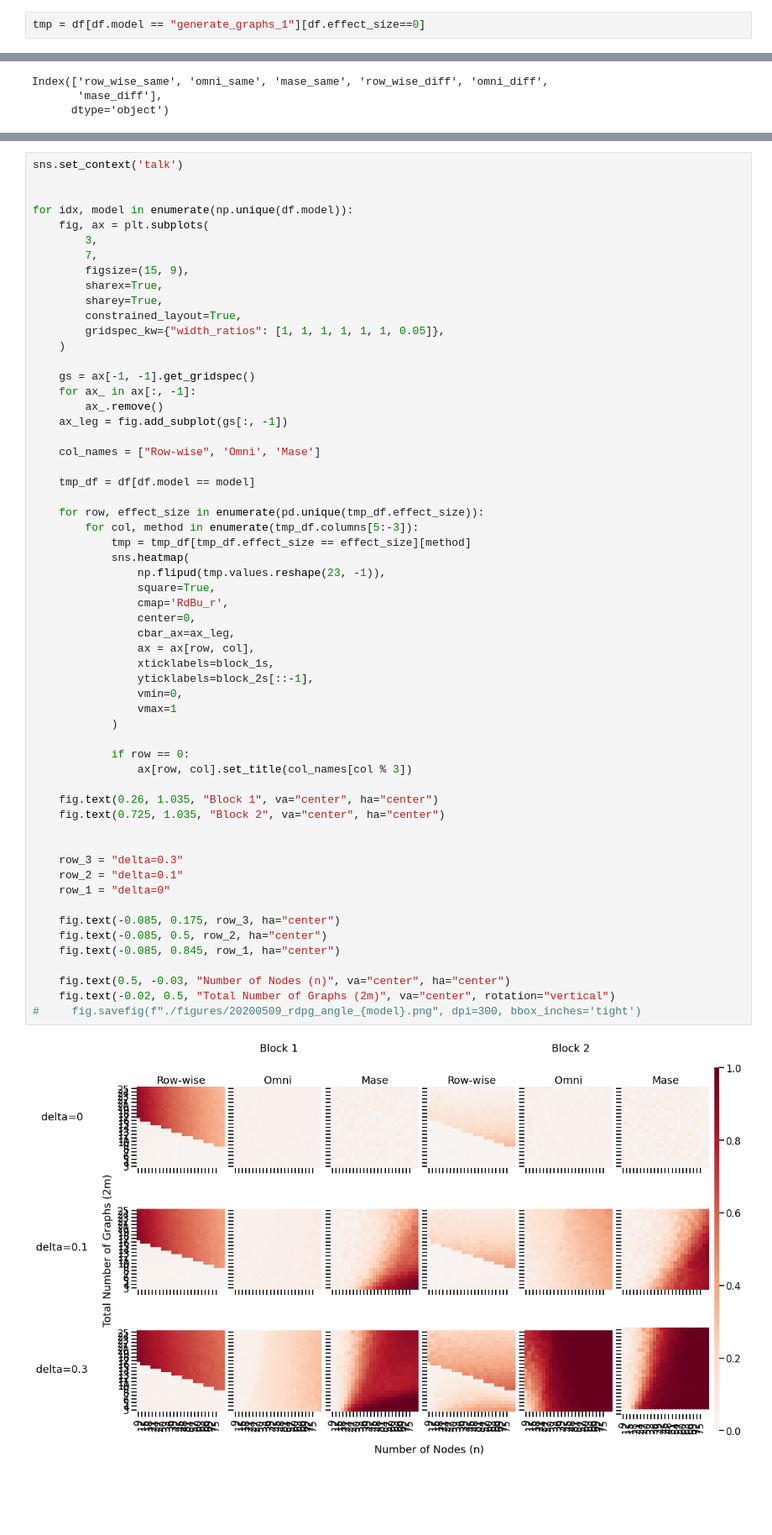
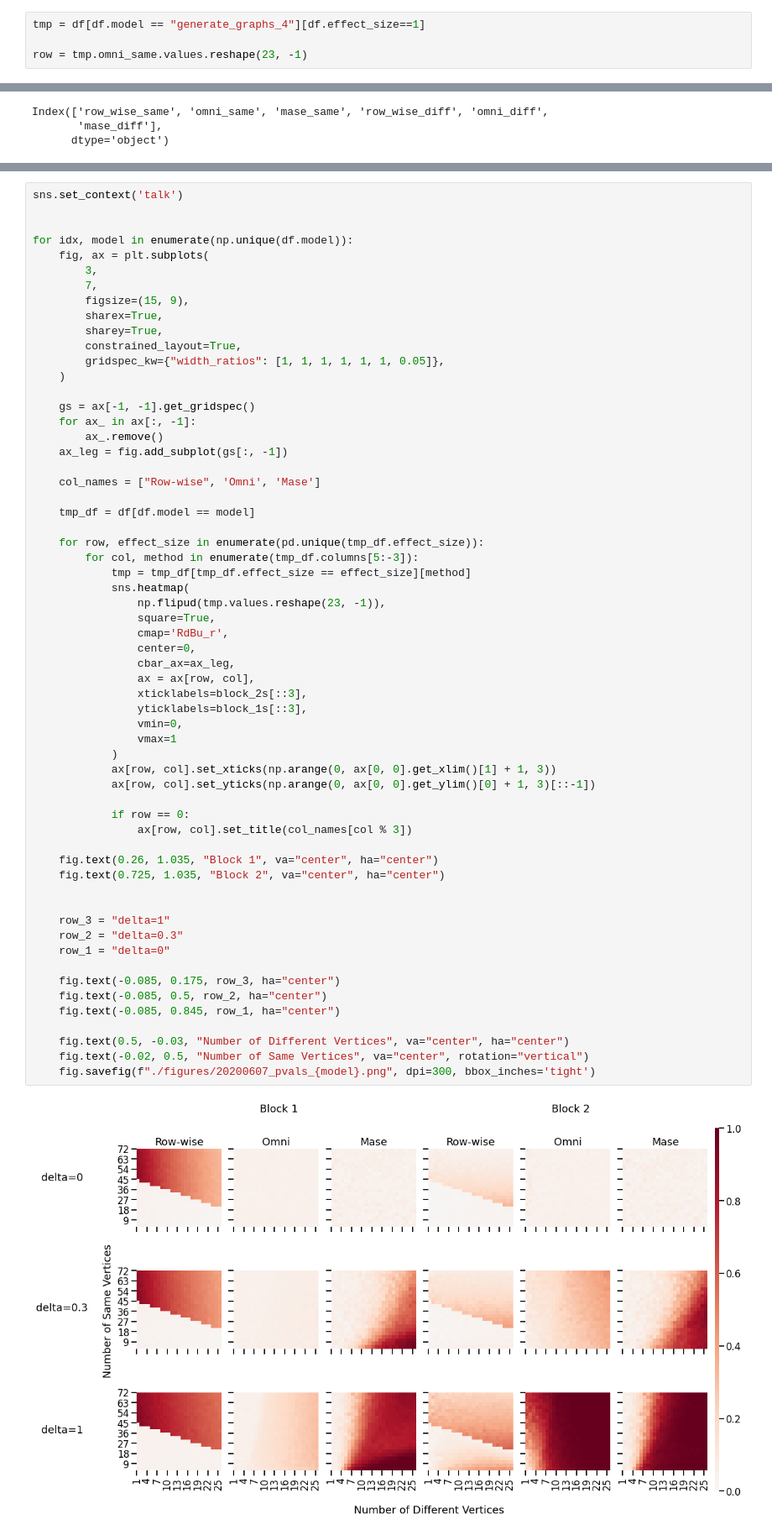
Before and after one commit to neurodata/dos_and_donts, a Jupyter notebook: experiments/experiment_7/j1c/20200607-validity.ipynb, the cells around one changed output, grey strips where cells are left out. Shown at 84% size. Drawn from its saved outputs; the diff is of its cells as text; blank space fills up the shorter version.

Commit message:
figures

```diff
--- a/experiments/experiment_7/j1c/20200607-validity.ipynb
+++ b/experiments/experiment_7/j1c/20200607-validity.ipynb
@@ -205,4 +205,6 @@ df
 | 3449 | 50 | 75 | 25 | 1.0 | generate_graphs_4 | 0.321867 | 0.050267 | 0.830533 | 0.0432 | ... |
 3450 rows × 14 columns
 # %%
-tmp = df[df.model == "generate_graphs_1"][df.effect_size==0]
+tmp = df[df.model == "generate_graphs_4"][df.effect_size==1]
+
+row = tmp.omni_same.values.reshape(23, -1)
@@ -254,38 +245,40 @@ for idx, model in enumerate(np.unique(df.model)):
     tmp_df = df[df.model == model]
 
     for row, effect_size in enumerate(pd.unique(tmp_df.effect_size)):
         for col, method in enumerate(tmp_df.columns[5:-3]):
             tmp = tmp_df[tmp_df.effect_size == effect_size][method]
             sns.heatmap(
                 np.flipud(tmp.values.reshape(23, -1)),
                 square=True,
                 cmap='RdBu_r',
                 center=0,
                 cbar_ax=ax_leg,
                 ax = ax[row, col],
-                xticklabels=block_1s,
-                yticklabels=block_2s[::-1],
+                xticklabels=block_2s[::3],
+                yticklabels=block_1s[::3],
                 vmin=0,
                 vmax=1
             )
+            ax[row, col].set_xticks(np.arange(0, ax[0, 0].get_xlim()[1] + 1, 3))
+            ax[row, col].set_yticks(np.arange(0, ax[0, 0].get_ylim()[0] + 1, 3)[::-1])
 
             if row == 0:
                 ax[row, col].set_title(col_names[col % 3])
 
     fig.text(0.26, 1.035, "Block 1", va="center", ha="center")
     fig.text(0.725, 1.035, "Block 2", va="center", ha="center")
 
 
-    row_3 = "delta=0.3"
-    row_2 = "delta=0.1"
+    row_3 = "delta=1"
+    row_2 = "delta=0.3"
     row_1 = "delta=0"
 
     fig.text(-0.085, 0.175, row_3, ha="center")
     fig.text(-0.085, 0.5, row_2, ha="center")
     fig.text(-0.085, 0.845, row_1, ha="center")
 
-    fig.text(0.5, -0.03, "Number of Nodes (n)", va="center", ha="center")
-    fig.text(-0.02, 0.5, "Total Number of Graphs (2m)", va="center", rotation="vertical")
-#     fig.savefig(f"./figures/20200509_rdpg_angle_{model}.png", dpi=300, bbox_inches='tight')
+    fig.text(0.5, -0.03, "Number of Different Vertices", va="center", ha="center")
+    fig.text(-0.02, 0.5, "Number of Same Vertices", va="center", rotation="vertical")
+    fig.savefig(f"./figures/20200607_pvals_{model}.png", dpi=300, bbox_inches='tight')
 # %% [output]
-[figure, old version]
+[figure, new version]
```
Also changed, not shown: parts of 6 cells of this notebook, 4 other files.
